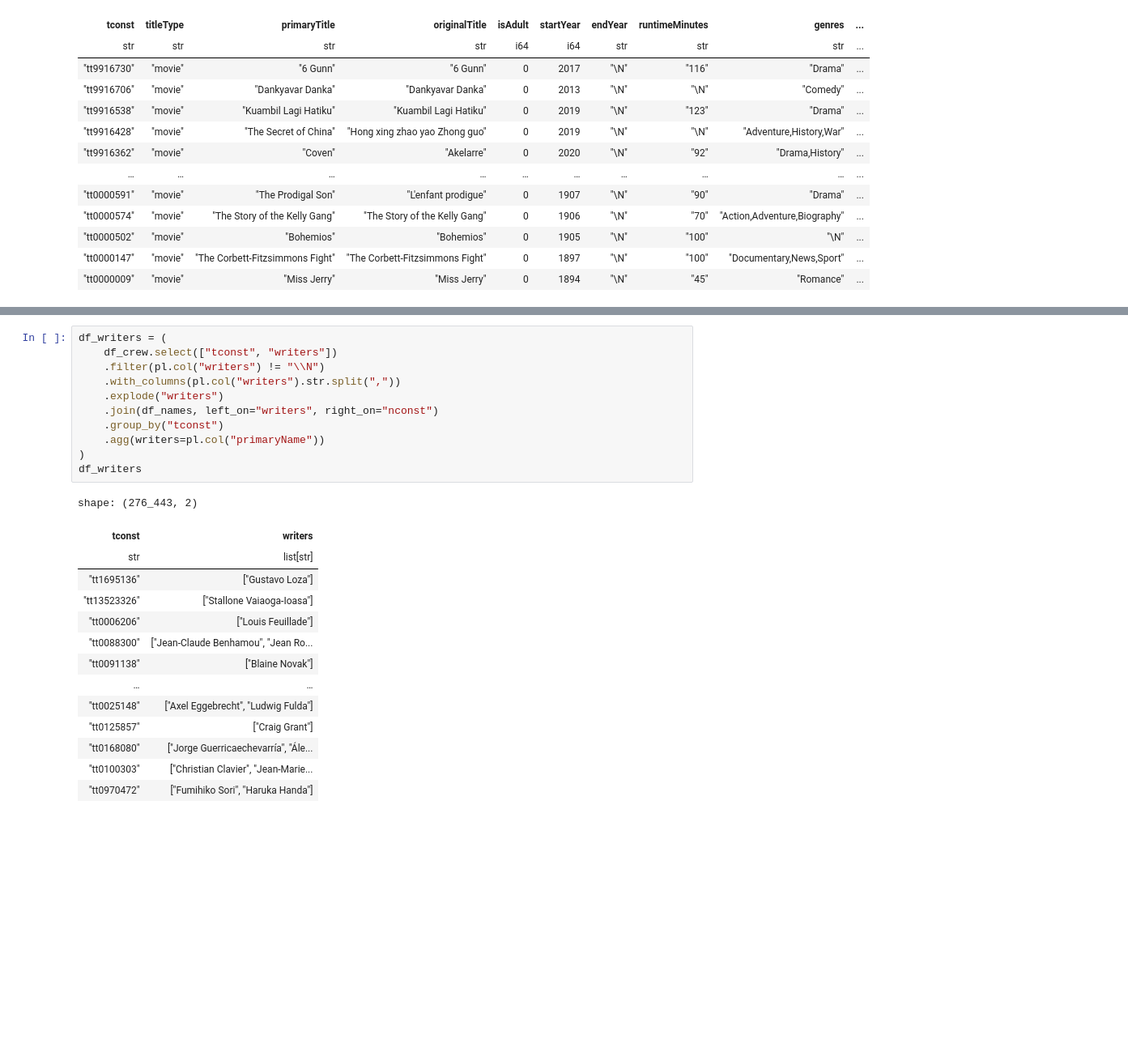
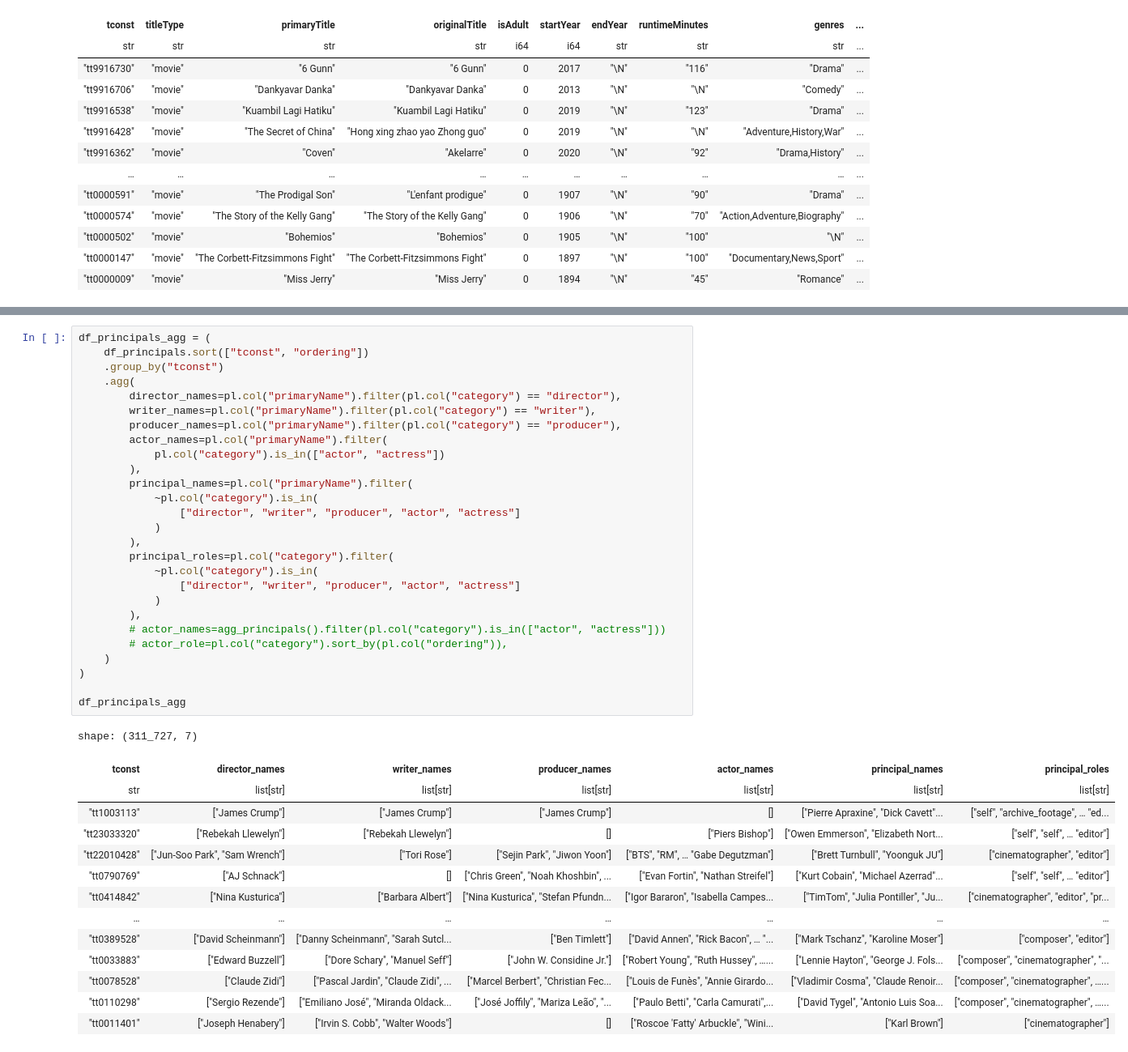
Before and after one commit to minimaxir/imdb-embeddings, a Jupyter notebook: imdb_polars_etl_test.ipynb, the cells around one changed output, grey strips where cells are left out. Shown at 81% size. Drawn from its saved outputs; the diff is of its cells as text; blank space fills up the shorter version.

Commit message:
more efficient principal agg

```diff
--- a/imdb_polars_etl_test.ipynb
+++ b/imdb_polars_etl_test.ipynb
@@ -255,29 +148,45 @@ shape: (311_888, 2)
-# %%
-df_writers = (
-    df_crew.select(["tconst", "writers"])
-    .filter(pl.col("writers") != "\\N")
-    .with_columns(pl.col("writers").str.split(","))
-    .explode("writers")
-    .join(df_names, left_on="writers", right_on="nconst")
-    .group_by("tconst")
-    .agg(writers=pl.col("primaryName"))
-)
-df_writers
-# %% [output]
-shape: (276_443, 2)
-| tconst | writers |
-| str | list[str] |
-| "tt1695136" | ["Gustavo Loza"] |
-| "tt13523326" | ["Stallone Vaiaoga-Ioasa"] |
-| "tt0006206" | ["Louis Feuillade"] |
-| "tt0088300" | ["Jean-Claude Benhamou", "Jean Ro... |
-| "tt0091138" | ["Blaine Novak"] |
-| … | … |
-| "tt0025148" | ["Axel Eggebrecht", "Ludwig Fulda"] |
-| "tt0125857" | ["Craig Grant"] |
-| "tt0168080" | ["Jorge Guerricaechevarría", "Ále... |
-| "tt0100303" | ["Christian Clavier", "Jean-Marie... |
-| "tt0970472" | ["Fumihiko Sori", "Haruka Handa"] |
+# %%
+df_principals_agg = (
+    df_principals.sort(["tconst", "ordering"])
+    .group_by("tconst")
+    .agg(
+        director_names=pl.col("primaryName").filter(pl.col("category") == "director"),
+        writer_names=pl.col("primaryName").filter(pl.col("category") == "writer"),
+        producer_names=pl.col("primaryName").filter(pl.col("category") == "producer"),
+        actor_names=pl.col("primaryName").filter(
+            pl.col("category").is_in(["actor", "actress"])
+        ),
+        principal_names=pl.col("primaryName").filter(
+            ~pl.col("category").is_in(
+                ["director", "writer", "producer", "actor", "actress"]
+            )
+        ),
+        principal_roles=pl.col("category").filter(
+            ~pl.col("category").is_in(
+                ["director", "writer", "producer", "actor", "actress"]
+            )
+        ),
+        # actor_names=agg_principals().filter(pl.col("category").is_in(["actor", "actress"]))
+        # actor_role=pl.col("category").sort_by(pl.col("ordering")),
+    )
+)
+
+df_principals_agg
+# %% [output]
+shape: (311_727, 7)
+| tconst | director_names | writer_names | producer_names | actor_names | principal_names | principal_roles |
+| str | list[str] | list[str] | list[str] | list[str] | list[str] | list[str] |
+| "tt1003113" | ["James Crump"] | ["James Crump"] | ["James Crump"] | [] | ["Pierre Apraxine", "Dick Cavett"... | ["self", "archive_footage", … "ed... |
+| "tt23033320" | ["Rebekah Llewelyn"] | ["Rebekah Llewelyn"] | [] | ["Piers Bishop"] | ["Owen Emmerson", "Elizabeth Nort... | ["self", "self", … "editor"] |
+| "tt22010428" | ["Jun-Soo Park", "Sam Wrench"] | ["Tori Rose"] | ["Sejin Park", "Jiwon Yoon"] | ["BTS", "RM", … "Gabe Degutzman"] | ["Brett Turnbull", "Yoonguk JU"] | ["cinematographer", "editor"] |
+| "tt0790769" | ["AJ Schnack"] | [] | ["Chris Green", "Noah Khoshbin", ... | ["Evan Fortin", "Nathan Streifel"] | ["Kurt Cobain", "Michael Azerrad"... | ["self", "self", … "editor"] |
+| "tt0414842" | ["Nina Kusturica"] | ["Barbara Albert"] | ["Nina Kusturica", "Stefan Pfundn... | ["Igor Bararon", "Isabella Campes... | ["TimTom", "Julia Pontiller", "Ju... | ["cinematographer", "editor", "pr... |
+| … | … | … | … | … | … | … |
+| "tt0389528" | ["David Scheinmann"] | ["Danny Scheinmann", "Sarah Sutcl... | ["Ben Timlett"] | ["David Annen", "Rick Bacon", … "... | ["Mark Tschanz", "Karoline Moser"] | ["composer", "editor"] |
+| "tt0033883" | ["Edward Buzzell"] | ["Dore Schary", "Manuel Seff"] | ["John W. Considine Jr."] | ["Robert Young", "Ruth Hussey", …... | ["Lennie Hayton", "George J. Fols... | ["composer", "cinematographer", "... |
+| "tt0078528" | ["Claude Zidi"] | ["Pascal Jardin", "Claude Zidi", ... | ["Marcel Berbert", "Christian Fec... | ["Louis de Funès", "Annie Girardo... | ["Vladimir Cosma", "Claude Renoir... | ["composer", "cinematographer", …... |
+| "tt0110298" | ["Sergio Rezende"] | ["Emiliano José", "Miranda Oldack... | ["José Joffily", "Mariza Leão", "... | ["Paulo Betti", "Carla Camurati",... | ["David Tygel", "Antonio Luis Soa... | ["composer", "cinematographer", …... |
+| "tt0011401" | ["Joseph Henabery"] | ["Irvin S. Cobb", "Walter Woods"] | [] | ["Roscoe 'Fatty' Arbuckle", "Wini... | ["Karl Brown"] | ["cinematographer"] |
 # %% [markdown]
 ## Reaggregate Everything and Build JSON Representation
 # %%
```
Also changed, not shown: parts of 13 cells of this notebook.
